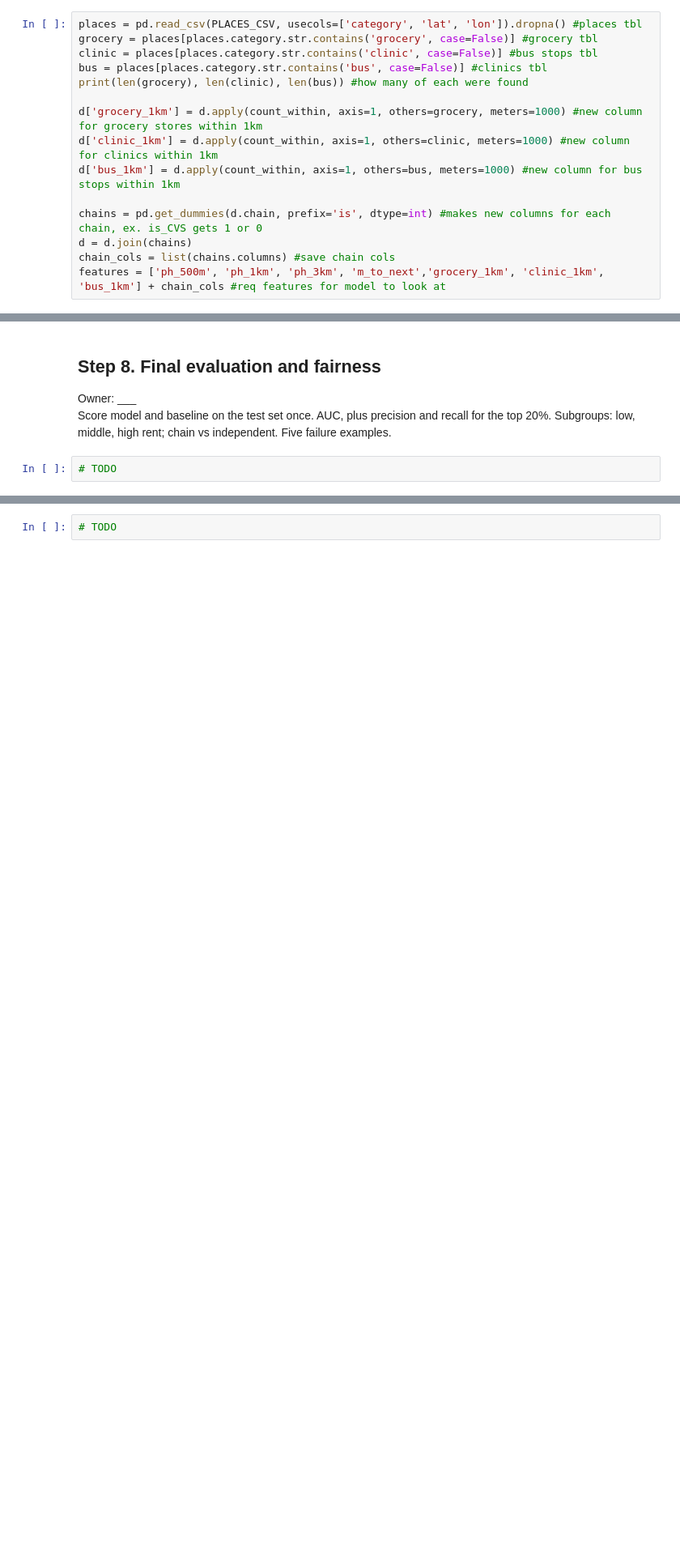
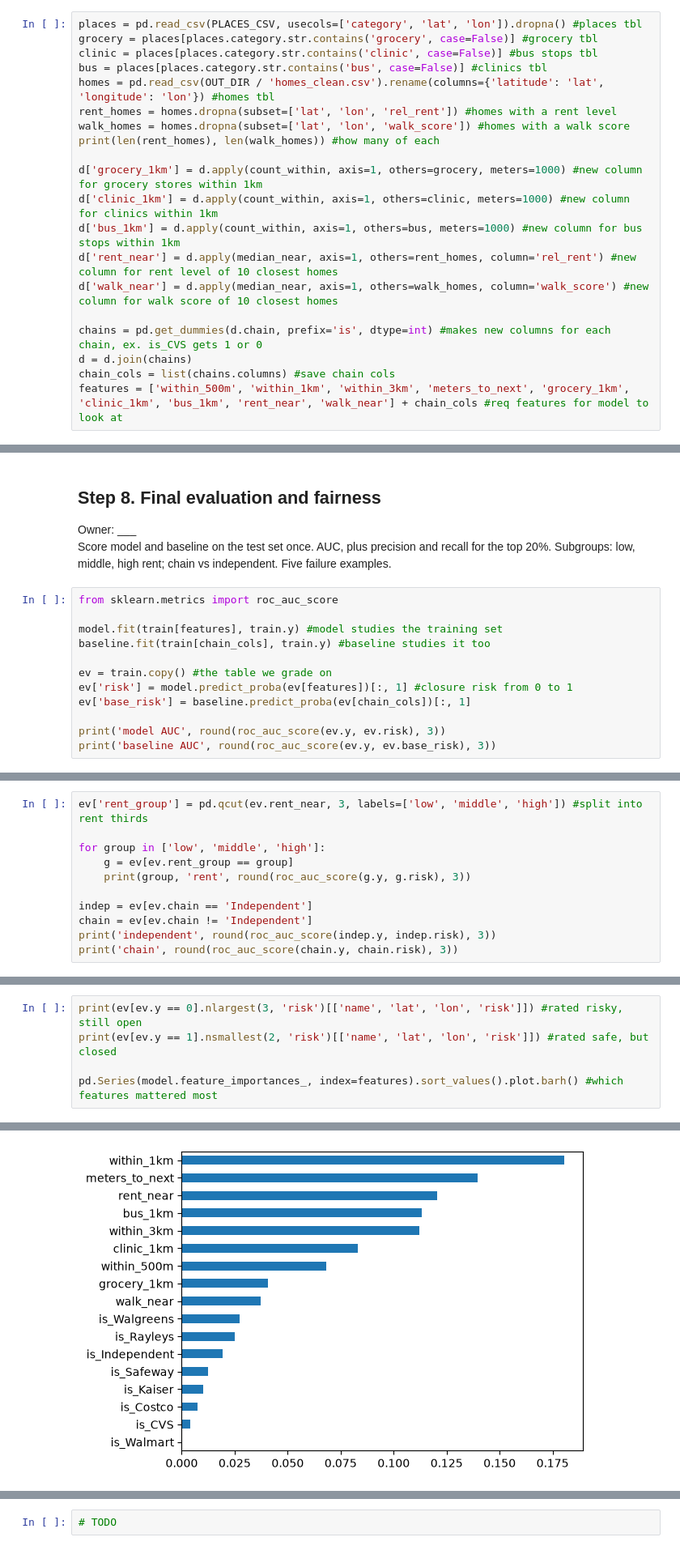
Before and after one commit to EthanRCF/ghost-pharmacies, a Jupyter notebook: notebooks/ghost_pharmacies_ethan.ipynb, the cells around one changed output, grey strips where cells are left out. Shown at 81% size. Drawn from its saved outputs; the diff is of its cells as text; blank space fills up the shorter version.

```diff
--- a/notebooks/ghost_pharmacies_ethan.ipynb
+++ b/notebooks/ghost_pharmacies_ethan.ipynb
@@ -227,13 +232,18 @@ places = pd.read_csv(PLACES_CSV, usecols=['category', 'lat', 'lon']).dropna() #p
 grocery = places[places.category.str.contains('grocery', case=False)] #grocery tbl
 clinic = places[places.category.str.contains('clinic', case=False)] #bus stops tbl
 bus = places[places.category.str.contains('bus', case=False)] #clinics tbl
-print(len(grocery), len(clinic), len(bus)) #how many of each were found
+homes = pd.read_csv(OUT_DIR / 'homes_clean.csv').rename(columns={'latitude': 'lat', 'longitude': 'lon'}) #homes tbl
+rent_homes = homes.dropna(subset=['lat', 'lon', 'rel_rent']) #homes with a rent level
+walk_homes = homes.dropna(subset=['lat', 'lon', 'walk_score']) #homes with a walk score
+print(len(rent_homes), len(walk_homes)) #how many of each
 
 d['grocery_1km'] = d.apply(count_within, axis=1, others=grocery, meters=1000) #new column for grocery stores within 1km
 d['clinic_1km'] = d.apply(count_within, axis=1, others=clinic, meters=1000) #new column for clinics within 1km
 d['bus_1km'] = d.apply(count_within, axis=1, others=bus, meters=1000) #new column for bus stops within 1km
+d['rent_near'] = d.apply(median_near, axis=1, others=rent_homes, column='rel_rent') #new column for rent level of 10 closest homes
+d['walk_near'] = d.apply(median_near, axis=1, others=walk_homes, column='walk_score') #new column for walk score of 10 closest homes
 
 chains = pd.get_dummies(d.chain, prefix='is', dtype=int) #makes new columns for each chain, ex. is_CVS gets 1 or 0
 d = d.join(chains)
 chain_cols = list(chains.columns) #save chain cols
-features = ['ph_500m', 'ph_1km', 'ph_3km', 'm_to_next','grocery_1km', 'clinic_1km', 'bus_1km'] + chain_cols #req features for model to look at
+features = ['within_500m', 'within_1km', 'within_3km', 'meters_to_next', 'grocery_1km', 'clinic_1km', 'bus_1km', 'rent_near', 'walk_near'] + chain_cols #req features for model to look at
@@ -268,4 +285,14 @@ Two or three changes, judged by cross-validation on training only. No `rating`,
 Owner: ___
 Score model and baseline on the test set once. AUC, plus precision and recall for the top 20%. Subgroups: low, middle, high rent; chain vs independent. Five failure examples.
 # %%
-# TODO
+from sklearn.metrics import roc_auc_score
+
+model.fit(train[features], train.y) #model studies the training set
+baseline.fit(train[chain_cols], train.y) #baseline studies it too
+
+ev = train.copy() #the table we grade on
+ev['risk'] = model.predict_proba(ev[features])[:, 1] #closure risk from 0 to 1
+ev['base_risk'] = baseline.predict_proba(ev[chain_cols])[:, 1]
+
+print('model AUC', round(roc_auc_score(ev.y, ev.risk), 3))
+print('baseline AUC', round(roc_auc_score(ev.y, ev.base_risk), 3))
@@ -271,0 +309,11 @@ Score model and baseline on the test set once. AUC, plus precision and recall fo
+# %%
+ev['rent_group'] = pd.qcut(ev.rent_near, 3, labels=['low', 'middle', 'high']) #split into rent thirds
+
+for group in ['low', 'middle', 'high']:
+    g = ev[ev.rent_group == group]
+    print(group, 'rent', round(roc_auc_score(g.y, g.risk), 3))
+
+indep = ev[ev.chain == 'Independent']
+chain = ev[ev.chain != 'Independent']
+print('independent', round(roc_auc_score(indep.y, indep.risk), 3))
+print('chain', round(roc_auc_score(chain.y, chain.risk), 3))
@@ -271,0 +326,6 @@ Score model and baseline on the test set once. AUC, plus precision and recall fo
+# %%
+print(ev[ev.y == 0].nlargest(3, 'risk')[['name', 'lat', 'lon', 'risk']]) #rated risky, still open
+print(ev[ev.y == 1].nsmallest(2, 'risk')[['name', 'lat', 'lon', 'risk']]) #rated safe, but closed
+
+pd.Series(model.feature_importances_, index=features).sort_values().plot.barh() #which features mattered most
+# %% [output]
@@ -272,3 +340,4 @@ Score model and baseline on the test set once. AUC, plus precision and recall fo
+[figure, added]
 # %% [markdown]
 ## Step 9. Map and charts
 Owner: ___
```
Also changed, not shown: parts of 9 cells of this notebook, 4 other files.
